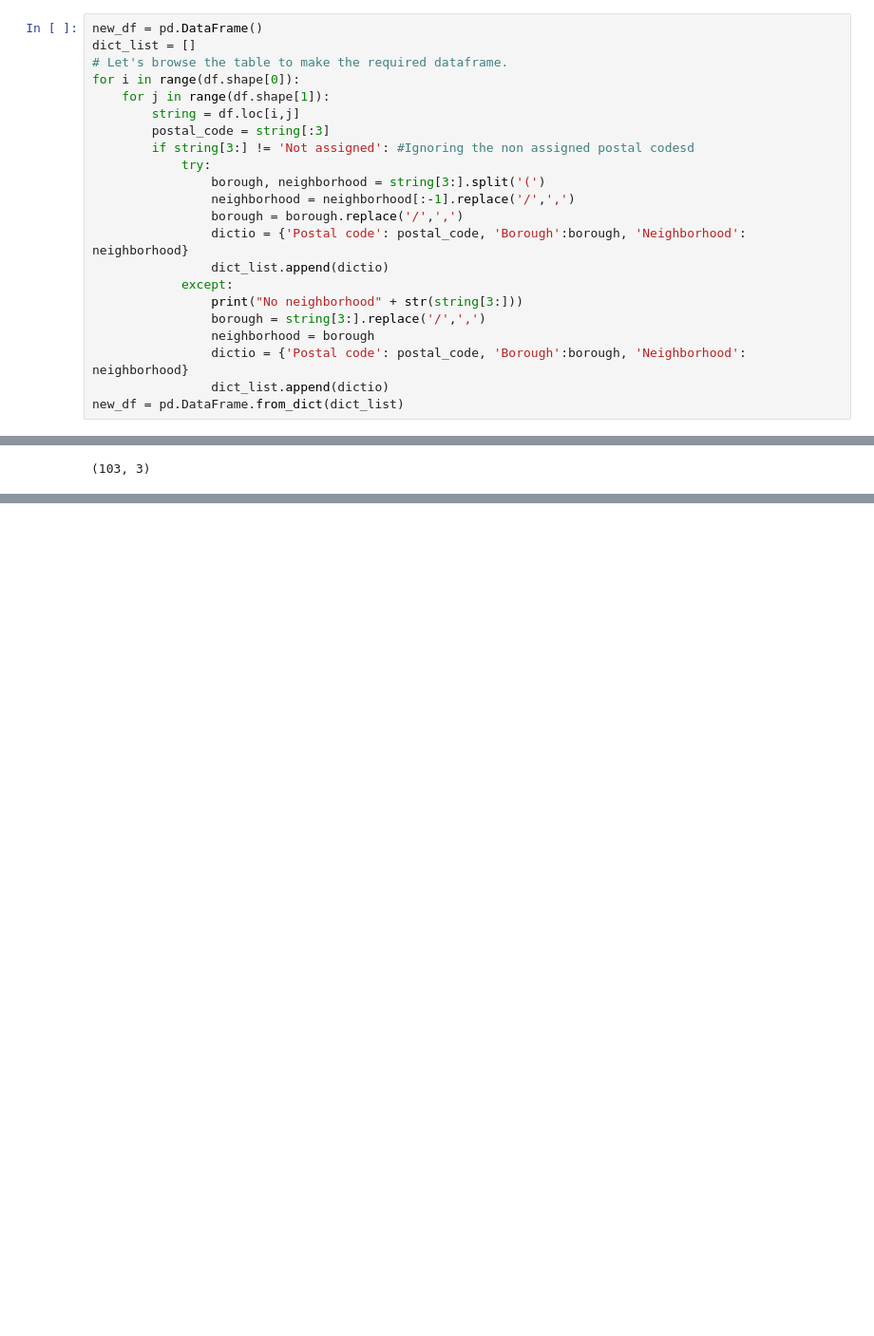
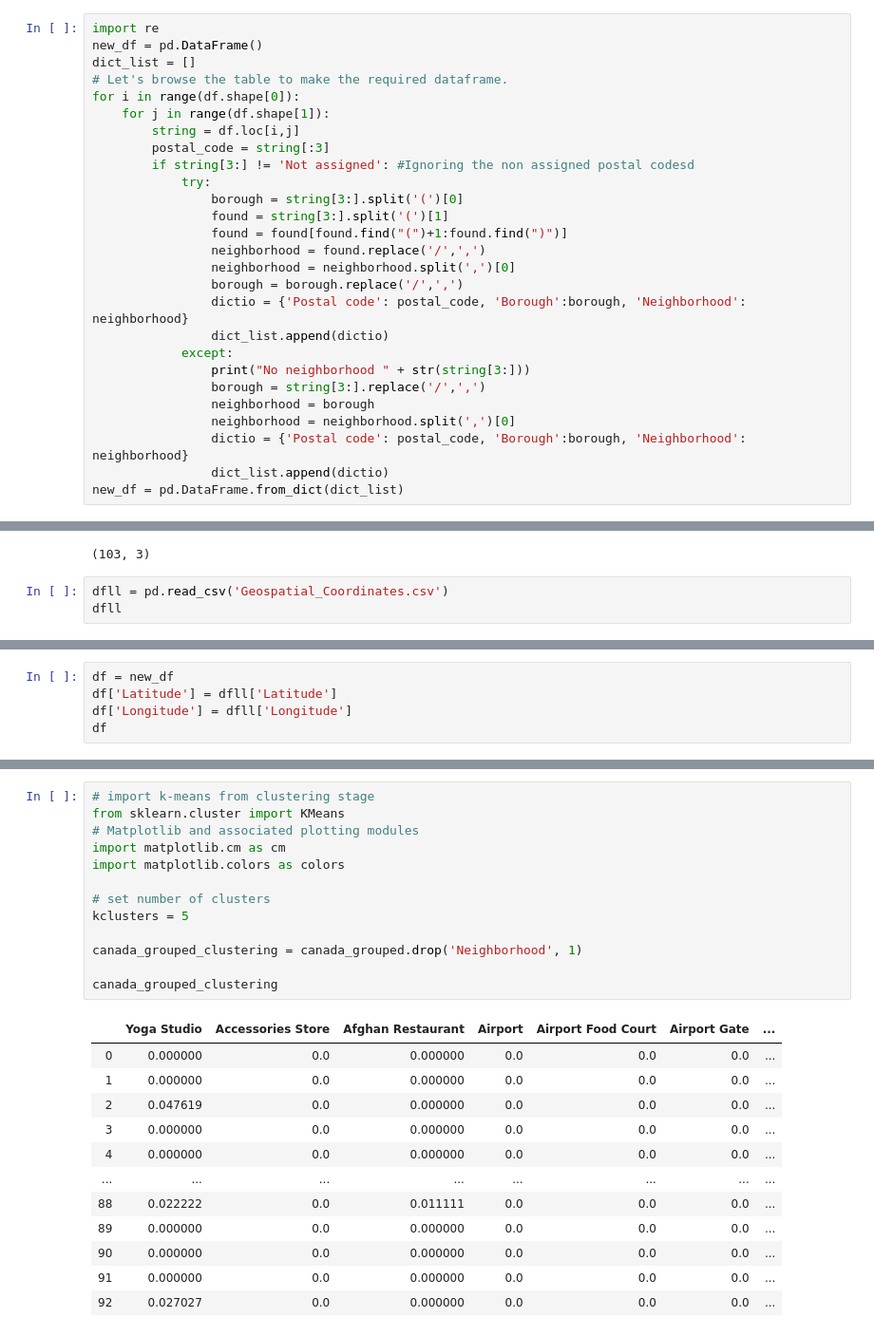
Before and after one commit to Khappa29/coursera_capstone, a Jupyter notebook: Capstone_NB.ipynb, the cells around one changed output, grey strips where cells are left out. Shown: that part at 95% size. Saved outputs shown, nothing was run; the diff lists cells and outputs as text; blank space fills up the shorter version.

```diff
--- a/Capstone_NB.ipynb
+++ b/Capstone_NB.ipynb
@@ -38,4 +20,5 @@ df #Let's take a look
 # %%
+import re
 new_df = pd.DataFrame()
 dict_list = []
 # Let's browse the table to make the required dataframe.
@@ -45,15 +28,19 @@ for i in range(df.shape[0]):
         postal_code = string[:3]
         if string[3:] != 'Not assigned': #Ignoring the non assigned postal codesd
             try:
-                borough, neighborhood = string[3:].split('(')
-                neighborhood = neighborhood[:-1].replace('/',',')
+                borough = string[3:].split('(')[0]
+                found = string[3:].split('(')[1]
+                found = found[found.find("(")+1:found.find(")")]
+                neighborhood = found.replace('/',',')
+                neighborhood = neighborhood.split(',')[0]
                 borough = borough.replace('/',',')
                 dictio = {'Postal code': postal_code, 'Borough':borough, 'Neighborhood': neighborhood}
                 dict_list.append(dictio)
             except:
-                print("No neighborhood" + str(string[3:]))
+                print("No neighborhood " + str(string[3:]))
                 borough = string[3:].replace('/',',')
                 neighborhood = borough
+                neighborhood = neighborhood.split(',')[0]
                 dictio = {'Postal code': postal_code, 'Borough':borough, 'Neighborhood': neighborhood}
                 dict_list.append(dictio)
 new_df = pd.DataFrame.from_dict(dict_list)
@@ -81,3 +53,6 @@ new_df
 new_df.shape
 # %% [output]
 (103, 3)
+# %%
+dfll = pd.read_csv('Geospatial_Coordinates.csv')
+dfll
@@ -83,0 +73,5 @@ new_df.shape
+# %%
+df = new_df
+df['Latitude'] = dfll['Latitude']
+df['Longitude'] = dfll['Longitude']
+df
@@ -83,0 +364,26 @@ new_df.shape
+# %%
+# import k-means from clustering stage
+from sklearn.cluster import KMeans
+# Matplotlib and associated plotting modules
+import matplotlib.cm as cm
+import matplotlib.colors as colors
+
+# set number of clusters
+kclusters = 5
+
+canada_grouped_clustering = canada_grouped.drop('Neighborhood', 1)
+
+canada_grouped_clustering
+# %% [output]
+|  | Yoga Studio | Accessories Store | Afghan Restaurant | Airport | Airport Food Court | Airport Gate | ... |
+| 0 | 0.000000 | 0.0 | 0.000000 | 0.0 | 0.0 | 0.0 | ... |
+| 1 | 0.000000 | 0.0 | 0.000000 | 0.0 | 0.0 | 0.0 | ... |
+| 2 | 0.047619 | 0.0 | 0.000000 | 0.0 | 0.0 | 0.0 | ... |
+| 3 | 0.000000 | 0.0 | 0.000000 | 0.0 | 0.0 | 0.0 | ... |
+| 4 | 0.000000 | 0.0 | 0.000000 | 0.0 | 0.0 | 0.0 | ... |
+| ... | ... | ... | ... | ... | ... | ... | ... |
+| 88 | 0.022222 | 0.0 | 0.011111 | 0.0 | 0.0 | 0.0 | ... |
+| 89 | 0.000000 | 0.0 | 0.000000 | 0.0 | 0.0 | 0.0 | ... |
+| 90 | 0.000000 | 0.0 | 0.000000 | 0.0 | 0.0 | 0.0 | ... |
+| 91 | 0.000000 | 0.0 | 0.000000 | 0.0 | 0.0 | 0.0 | ... |
+| 92 | 0.027027 | 0.0 | 0.000000 | 0.0 | 0.0 | 0.0 | ... |
```
Also changed, not shown: parts of 20 cells of this notebook.
